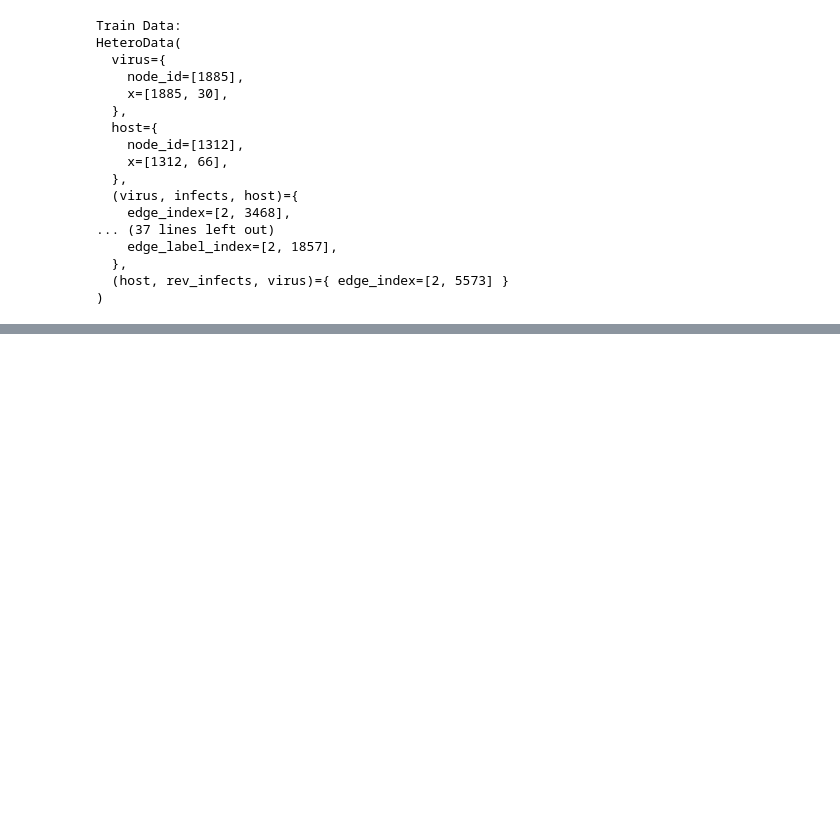
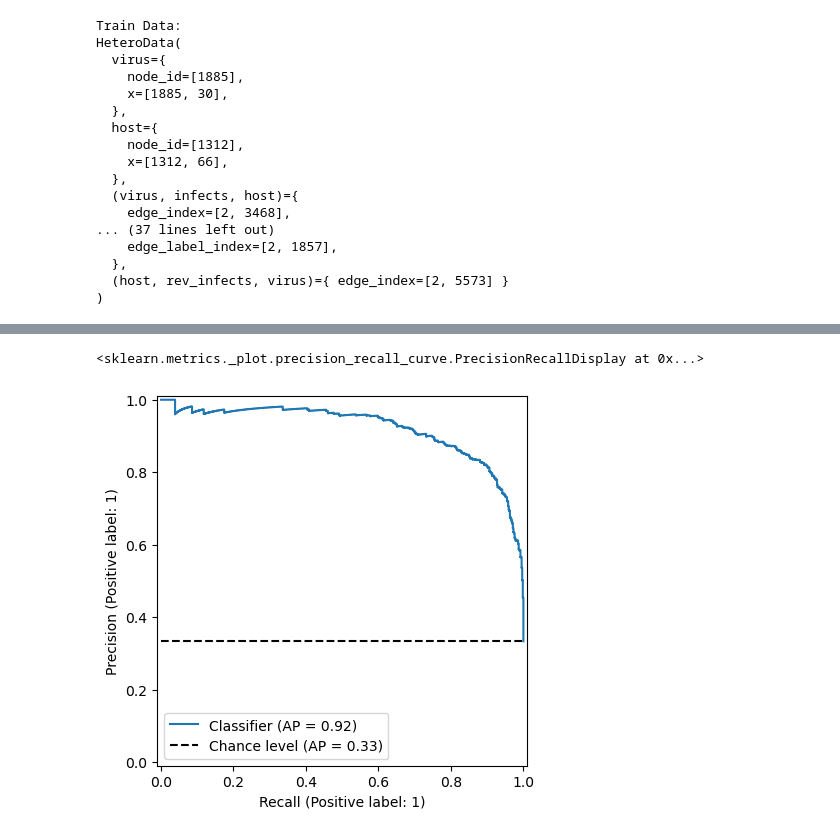
Before and after one commit to gdriskill/zoonotic-diseases, a Jupyter notebook: scripts/gnn/train_eval-dfencoder.ipynb, the cells around one changed output, grey strips where cells are left out. Saved outputs shown, nothing was run; the diff lists cells and outputs as text; code cells hidden in the pictures; blank space fills up the shorter version.

```diff
--- a/scripts/gnn/train_eval-dfencoder.ipynb
+++ b/scripts/gnn/train_eval-dfencoder.ipynb
@@ -482,0 +484,7 @@ plt.show()
+# %%
+PrecisionRecallDisplay.from_predictions(val_labels, val_preds, plot_chance_level=True)
+plt.title('Precision-Recall Curve')
+plt.show()
+# %% [output]
+<sklearn.metrics._plot.precision_recall_curve.PrecisionRecallDisplay at 0x...>
+[figure, added]
```
Also changed, not shown: parts of 14 cells of this notebook, 12 other files.
